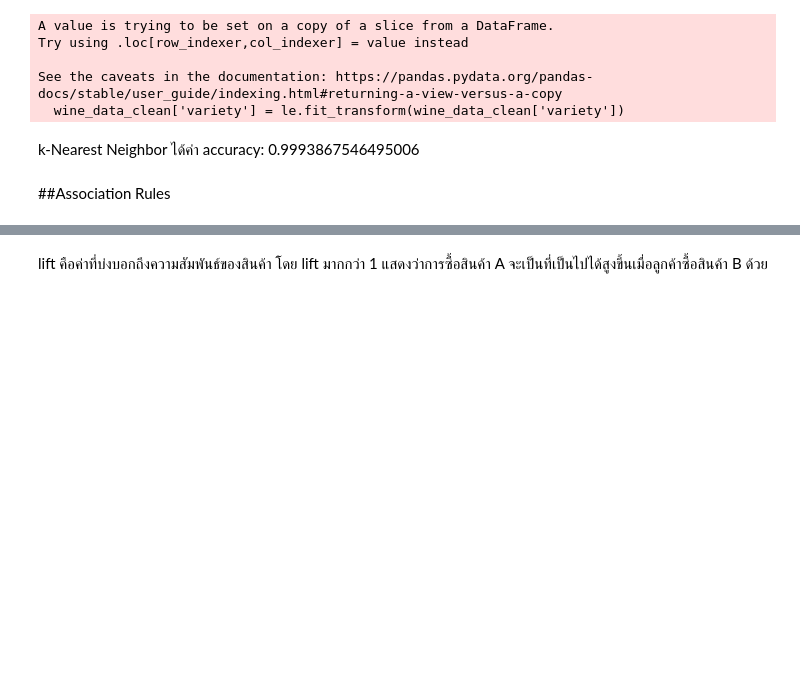
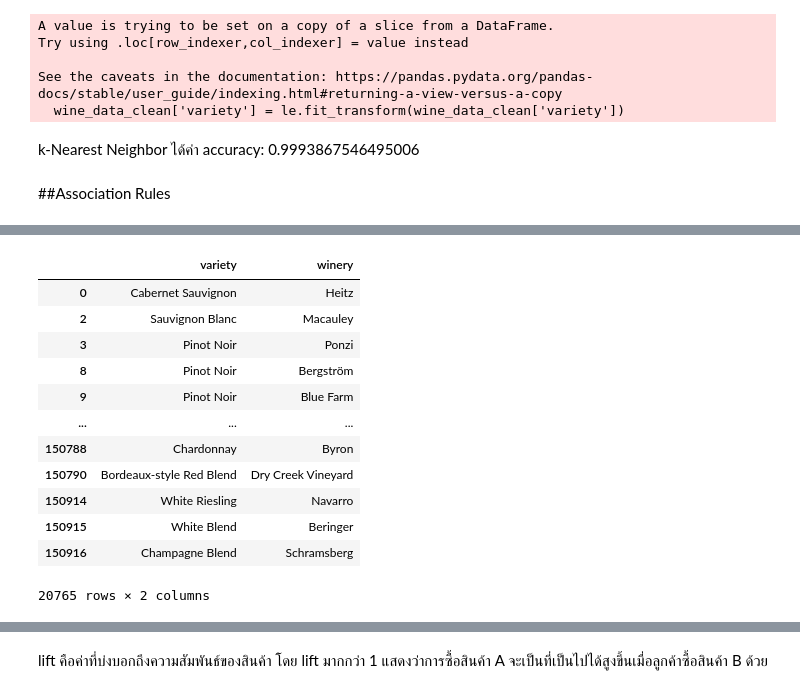
Before and after one commit to supatsara2002/bsc_dpdm22, a Jupyter notebook: Project.ipynb, the cells around one changed output, grey strips where cells are left out. Drawn from its saved outputs; the diff is of its cells as text; code cells hidden in the pictures; blank space fills up the shorter version.

```diff
--- a/Project.ipynb
+++ b/Project.ipynb
@@ -231,6 +246,22 @@ conditions = (wine_data['country'] == 'US') & (wine_data['points'] >= 90)
 # %%
 # กรองข้อมูลชนิดขององค์ประกอบที่ใช้ในการผลิตไวน์ (variety) และชื่อโรงงานผลิตไวน์ (winery)
 df_filtered = wine_data.loc[conditions, ['variety', 'winery']]
+# %%
+df_filtered
+# %% [output]
+|  | variety | winery |
+| 0 | Cabernet Sauvignon | Heitz |
+| 2 | Sauvignon Blanc | Macauley |
+| 3 | Pinot Noir | Ponzi |
+| 8 | Pinot Noir | Bergström |
+| 9 | Pinot Noir | Blue Farm |
+| ... | ... | ... |
+| 150788 | Chardonnay | Byron |
+| 150790 | Bordeaux-style Red Blend | Dry Creek Vineyard |
+| 150914 | White Riesling | Navarro |
+| 150915 | White Blend | Beringer |
+| 150916 | Champagne Blend | Schramsberg |
+20765 rows × 2 columns
 # %%
 # ลบ missing values
 df_filtered.dropna(inplace=True)
```
Also changed, not shown: parts of 8 cells of this notebook.
